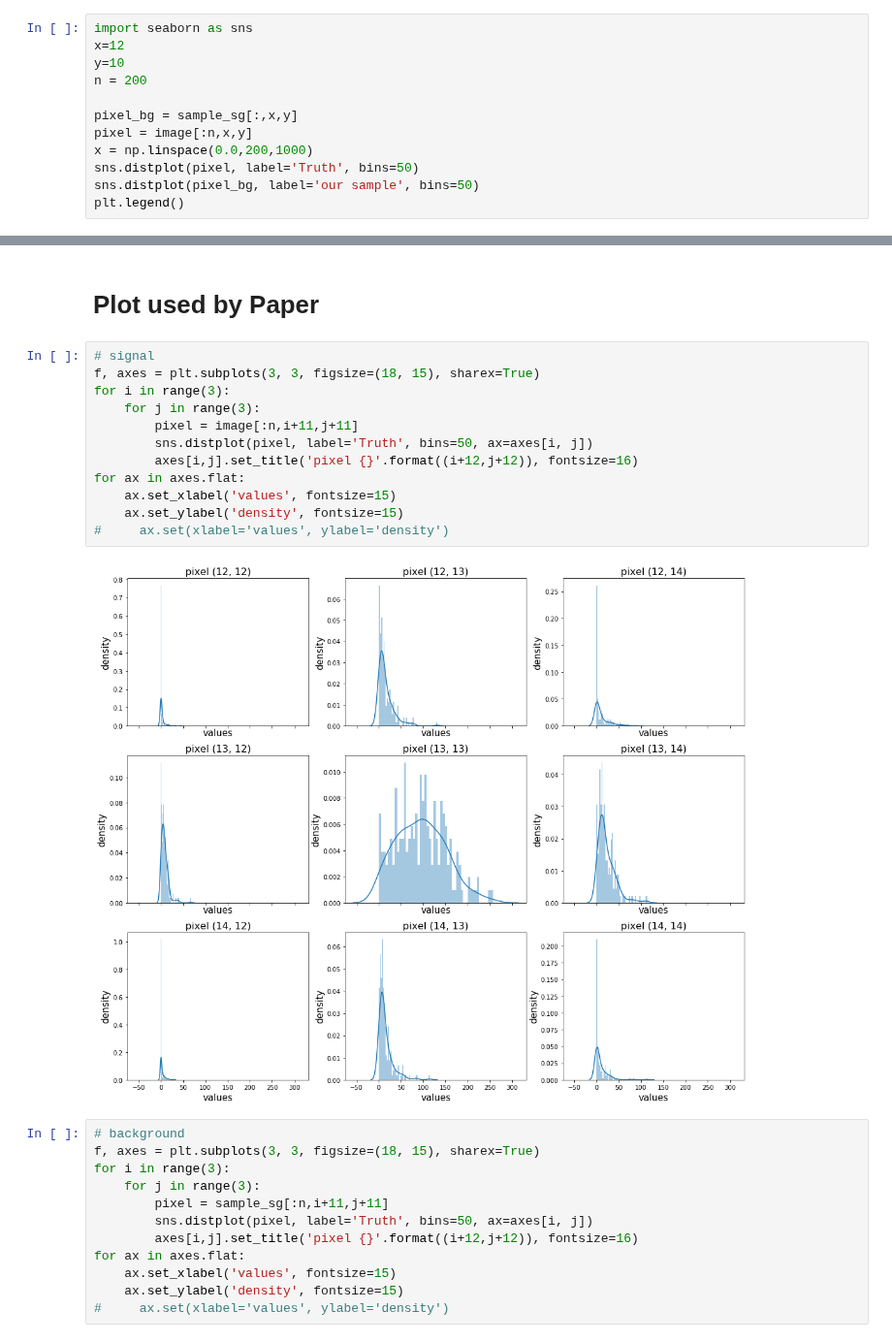
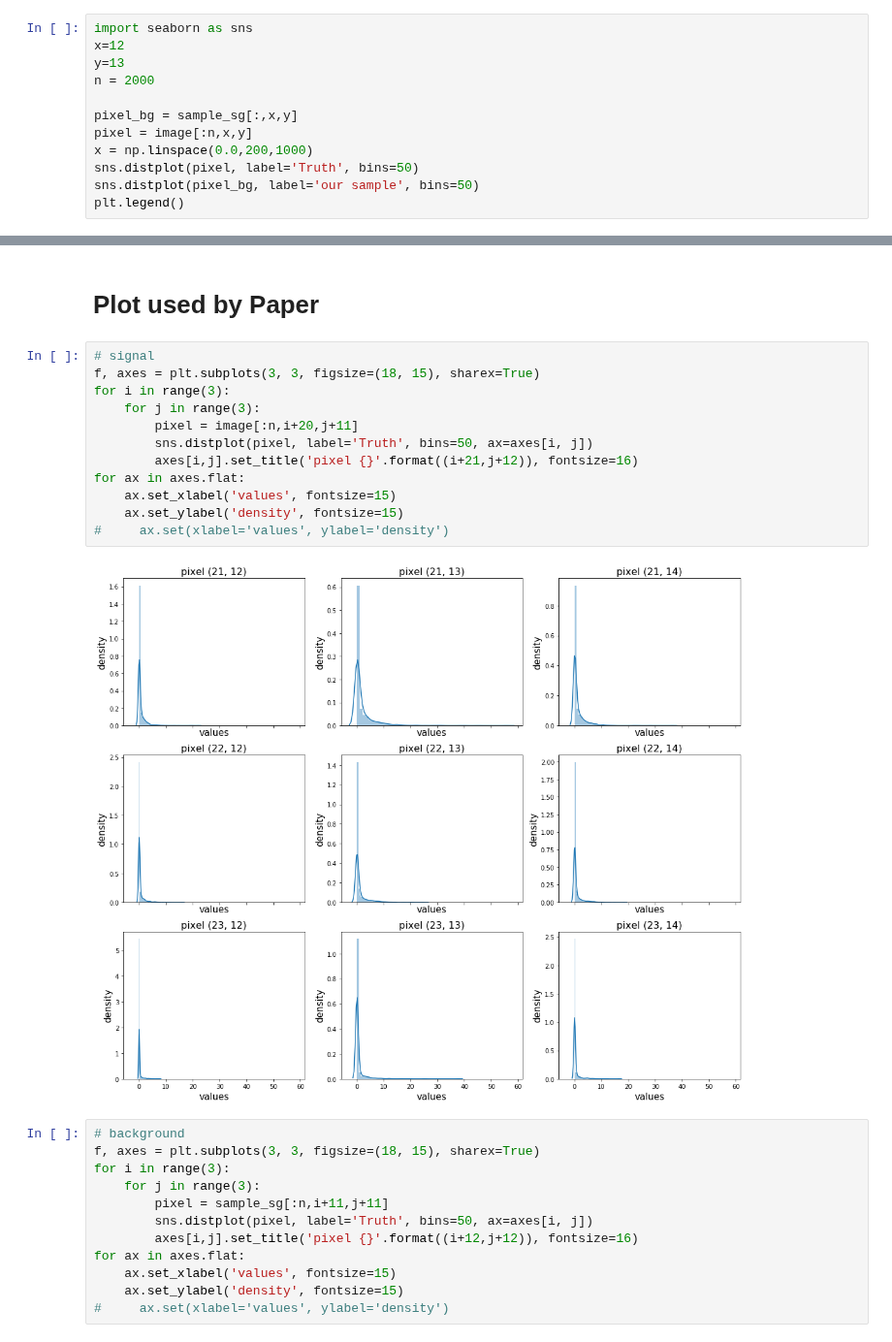
Before and after one commit to adamlu123/SparseImageFlows, a Jupyter notebook: Notebooks/quantize_image.ipynb, the cells around one changed output, grey strips where cells are left out. Shown at 97% size. Saved outputs shown, nothing was run; the diff lists cells and outputs as text.

```diff
--- a/Notebooks/quantize_image.ipynb
+++ b/Notebooks/quantize_image.ipynb
@@ -175,8 +182,8 @@ pixel_bg.max()
 # %%
 import seaborn as sns
 x=12
-y=10
-n = 200
+y=13
+n = 2000
 
 pixel_bg = sample_sg[:,x,y]
 pixel = image[:n,x,y]
@@ -348,17 +355,17 @@ tensor(44052.9297)
 # %%
 # signal
 f, axes = plt.subplots(3, 3, figsize=(18, 15), sharex=True)
 for i in range(3):
     for j in range(3):
-        pixel = image[:n,i+11,j+11]
+        pixel = image[:n,i+20,j+11]
         sns.distplot(pixel, label='Truth', bins=50, ax=axes[i, j])
-        axes[i,j].set_title('pixel {}'.format((i+12,j+12)), fontsize=16)
+        axes[i,j].set_title('pixel {}'.format((i+21,j+12)), fontsize=16)
 for ax in axes.flat:
     ax.set_xlabel('values', fontsize=15)
     ax.set_ylabel('density', fontsize=15)
 #     ax.set(xlabel='values', ylabel='density')
 # %% [output]
-[figure, old version]
+[figure, new version]
 # %%
 # background
 f, axes = plt.subplots(3, 3, figsize=(18, 15), sharex=True)
```
Also changed, not shown: parts of 5 cells of this notebook, 3 other files.
